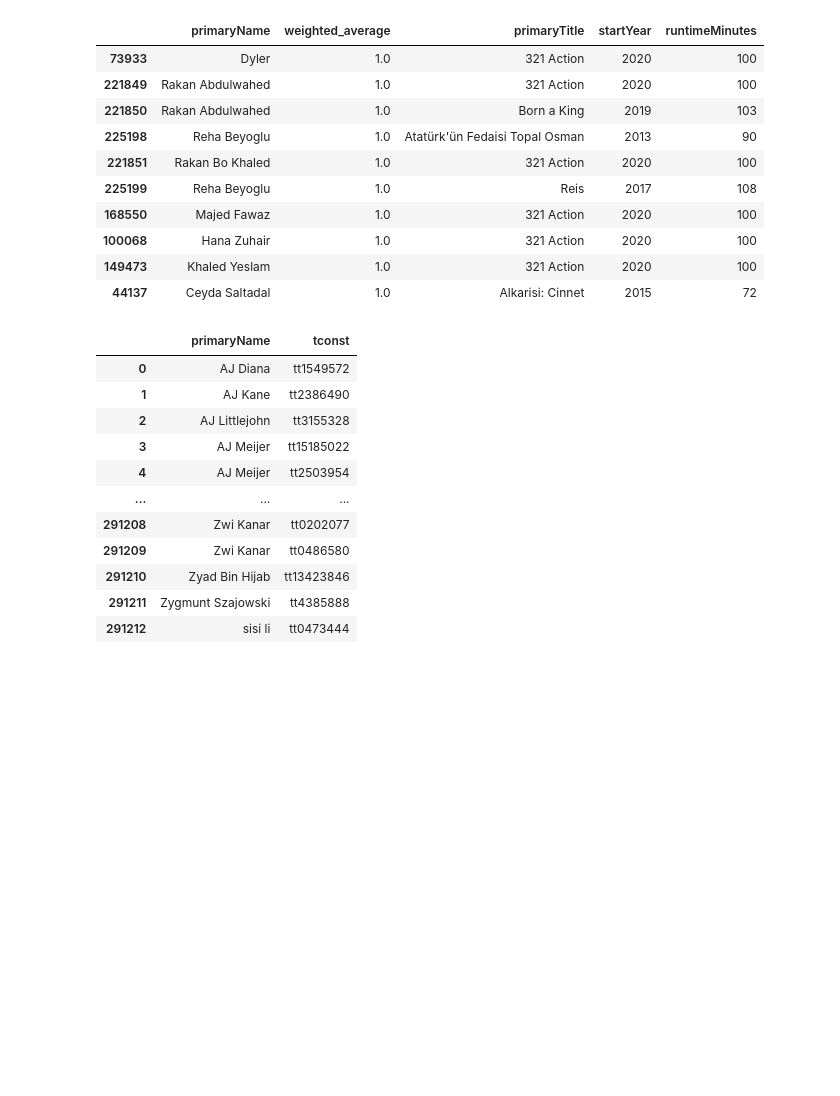
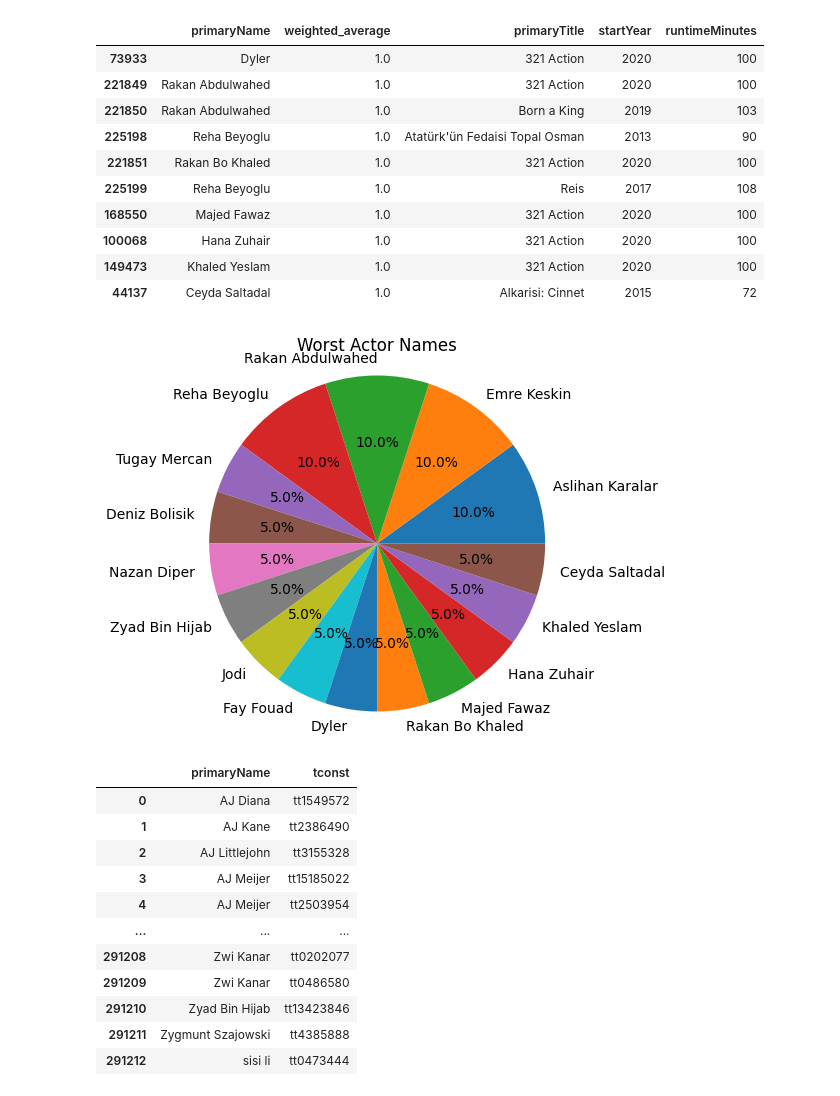
Before and after one commit to RuiVelho/My-movie-review-prediction, a Jupyter notebook: movies_actors.ipynb, the cells around one changed output. Drawn from its saved outputs; the diff is of its cells as text; code cells hidden in the pictures; blank space fills up the shorter version.

```diff
--- a/movies_actors.ipynb
+++ b/movies_actors.ipynb
@@ -335,4 +324,13 @@ table_actor.tail(10)
 | 100068 | Hana Zuhair | 1.0 | 321 Action | 2020 | 100 |
 | 149473 | Khaled Yeslam | 1.0 | 321 Action | 2020 | 100 |
 | 44137 | Ceyda Saltadal | 1.0 | Alkarisi: Cinnet | 2015 | 72 |
+# %%
+counts = table_actor.tail(20).primaryName.value_counts()
+fig, ax = plt.subplots()
+plt.pie(counts, labels=counts.index, autopct='%1.1f%%')
+plt.axis('equal')  # Equal aspect ratio ensures the pie is drawn as a circle
+plt.title("Worst Actor Names")
+plt.show()
+# %% [output]
+[figure, added]
 # %%
```
Also changed, not shown: parts of 4 cells of this notebook, 3 other files.
